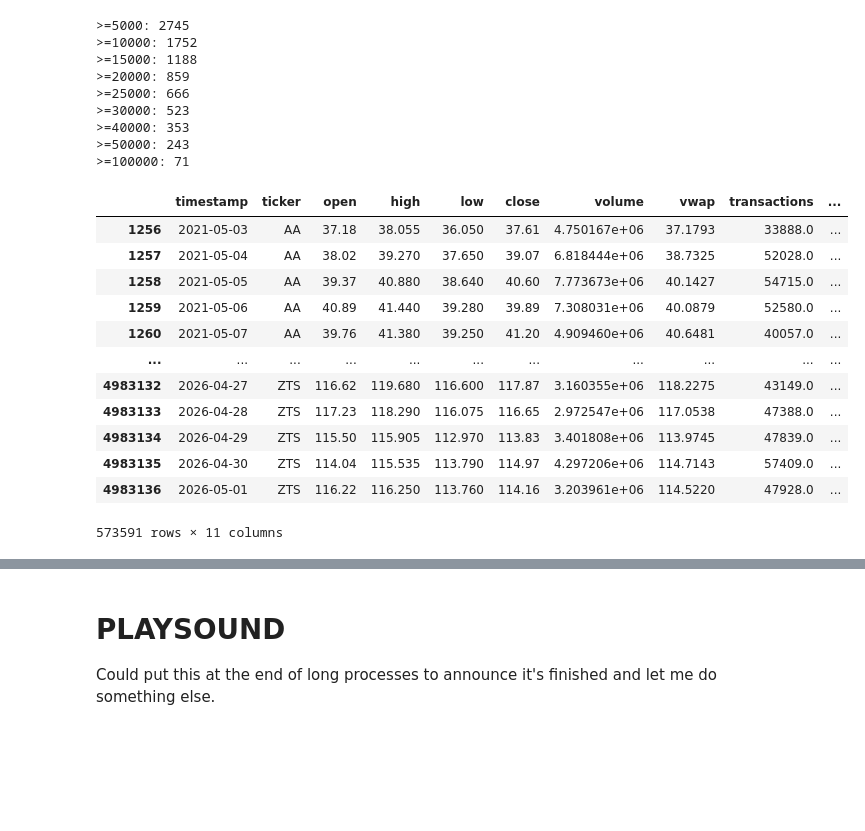
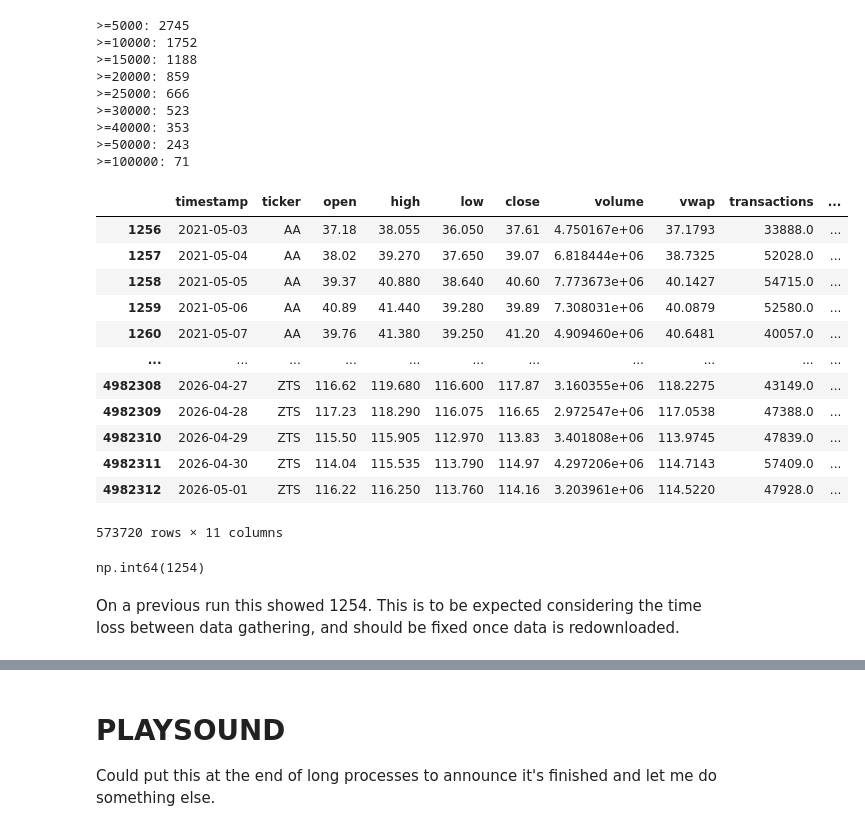
Before and after one commit to matthewcavanaugh96/megalabs, a Jupyter notebook: stock_prediction/1a - Daily Data ETL attempt 3.ipynb, the cells around one changed output, grey strips where cells are left out. Saved outputs shown, nothing was run; the diff lists cells and outputs as text; code cells hidden in the pictures; blank space fills up the shorter version.

```diff
--- a/stock_prediction/1a - Daily Data ETL.ipynb
+++ b/stock_prediction/1a - Daily Data ETL attempt 3.ipynb
@@ -370,0 +569,4 @@ combined_df
+# %%
+import pandas as pd
+df_metafb_fix = pd.read_csv('combined_daily_data_with_fbmeta_fix.csv')
+df_metafb_fix
@@ -371,6 +587,6 @@ combined_df
 # %%
 df_ticker_aggs = (
-    combined_df.groupby('ticker')['transactions']
+    df_metafb_fix.groupby('ticker')['transactions']
     .mean()
     .reset_index()
     .rename(columns={'transactions': 'avg_daily_transactions'})
@@ -378,6 +594,6 @@ df_ticker_aggs = (
 
 df_ticker_aggs = df_ticker_aggs.sort_values(by='avg_daily_transactions', ascending=False)
 df_ticker_aggs['adt_INT'] = df_ticker_aggs['avg_daily_transactions'].astype('int64')
-df_ticker_aggs
+df_ticker_aggs.head(20)
 # %% [output]
 |  | ticker | avg_daily_transactions | adt_INT |
@@ -427,22 +647,22 @@ for t in thresholds:
 >=50000: 243
 >=100000: 71
 # %%
-combined_df_exp = pd.merge(combined_df, df_ticker_aggs, on='ticker')
+combined_df_exp = pd.merge(df_metafb_fix, df_ticker_aggs, on='ticker')
 
 
 df_stocks_30000_transacs = combined_df_exp[combined_df_exp['avg_daily_transactions'] >= 30000]
 df_stocks_30000_transacs
 # %% [output]
 |  | timestamp | ticker | open | high | low | close | volume | vwap | transactions | ... |
 | 1256 | 2021-05-03 | AA | 37.18 | 38.055 | 36.050 | 37.61 | 4.750167e+06 | 37.1793 | 33888.0 | ... |
 | 1257 | 2021-05-04 | AA | 38.02 | 39.270 | 37.650 | 39.07 | 6.818444e+06 | 38.7325 | 52028.0 | ... |
 | 1258 | 2021-05-05 | AA | 39.37 | 40.880 | 38.640 | 40.60 | 7.773673e+06 | 40.1427 | 54715.0 | ... |
 | 1259 | 2021-05-06 | AA | 40.89 | 41.440 | 39.280 | 39.89 | 7.308031e+06 | 40.0879 | 52580.0 | ... |
 | 1260 | 2021-05-07 | AA | 39.76 | 41.380 | 39.250 | 41.20 | 4.909460e+06 | 40.6481 | 40057.0 | ... |
 | ... | ... | ... | ... | ... | ... | ... | ... | ... | ... | ... |
-| 4983132 | 2026-04-27 | ZTS | 116.62 | 119.680 | 116.600 | 117.87 | 3.160355e+06 | 118.2275 | 43149.0 | ... |
-| 4983133 | 2026-04-28 | ZTS | 117.23 | 118.290 | 116.075 | 116.65 | 2.972547e+06 | 117.0538 | 47388.0 | ... |
-| 4983134 | 2026-04-29 | ZTS | 115.50 | 115.905 | 112.970 | 113.83 | 3.401808e+06 | 113.9745 | 47839.0 | ... |
-| 4983135 | 2026-04-30 | ZTS | 114.04 | 115.535 | 113.790 | 114.97 | 4.297206e+06 | 114.7143 | 57409.0 | ... |
-| 4983136 | 2026-05-01 | ZTS | 116.22 | 116.250 | 113.760 | 114.16 | 3.203961e+06 | 114.5220 | 47928.0 | ... |
+| 4982308 | 2026-04-27 | ZTS | 116.62 | 119.680 | 116.600 | 117.87 | 3.160355e+06 | 118.2275 | 43149.0 | ... |
+| 4982309 | 2026-04-28 | ZTS | 117.23 | 118.290 | 116.075 | 116.65 | 2.972547e+06 | 117.0538 | 47388.0 | ... |
+| 4982310 | 2026-04-29 | ZTS | 115.50 | 115.905 | 112.970 | 113.83 | 3.401808e+06 | 113.9745 | 47839.0 | ... |
+| 4982311 | 2026-04-30 | ZTS | 114.04 | 115.535 | 113.790 | 114.97 | 4.297206e+06 | 114.7143 | 57409.0 | ... |
+| 4982312 | 2026-05-01 | ZTS | 116.22 | 116.250 | 113.760 | 114.16 | 3.203961e+06 | 114.5220 | 47928.0 | ... |
-573591 rows × 11 columns
+573720 rows × 11 columns
@@ -448,0 +671,6 @@ df_stocks_30000_transacs
+# %%
+(df_stocks_30000_transacs['ticker'] == 'META').sum()
+# %% [output]
+np.int64(1254)
+# %% [markdown]
+On a previous run this showed 1254. This is to be expected considering the time loss between data gathering, and should be fixed once data is redownloaded.
```
Also changed, not shown: parts of 31 cells of this notebook, 4 other files.
